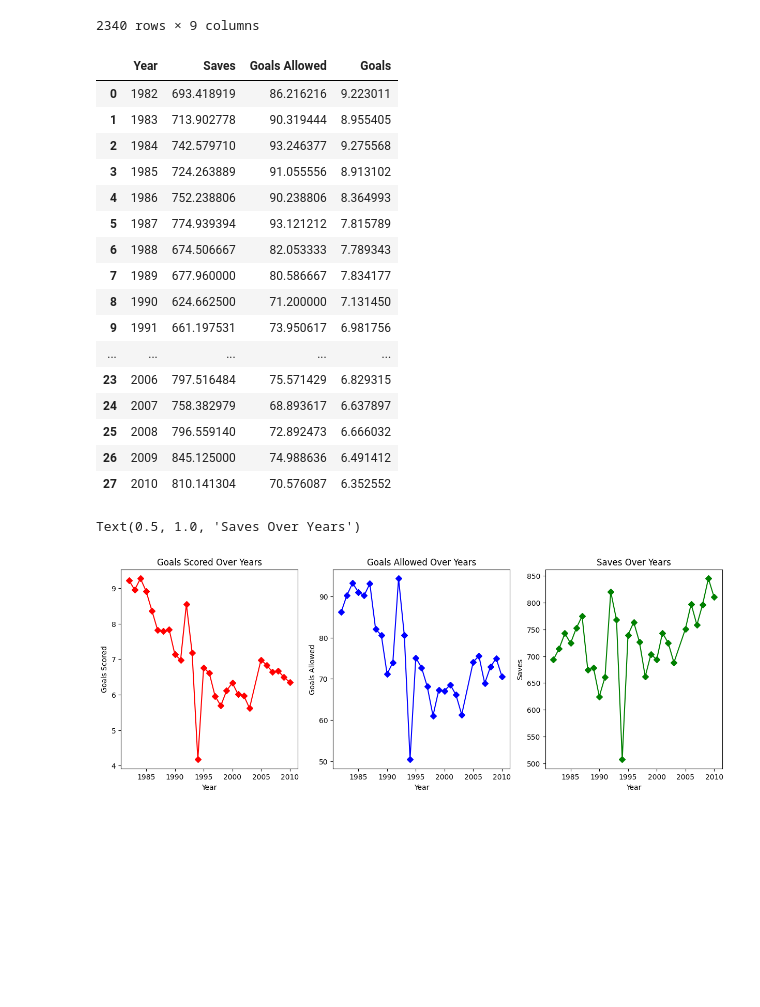
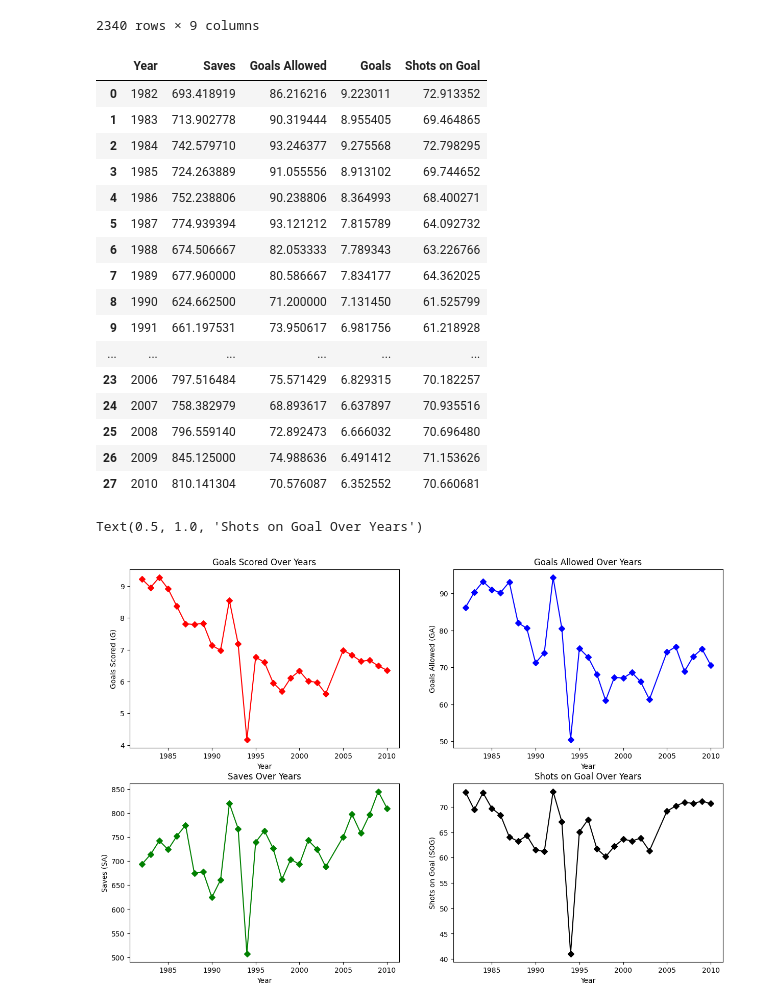
Before and after one commit to samwallach7/Project1-DELTS, a Jupyter notebook: project_1.ipynb, the cells around one changed output. Drawn from its saved outputs; the diff is of its cells as text; code cells hidden in the pictures; blank space fills up the shorter version.

```diff
--- a/project_1.ipynb
+++ b/project_1.ipynb
@@ -174,47 +174,55 @@ goalie_data
 #create a dataframe that gets the avg player statistics by year
 avg_ga  =goalie_data.groupby('Year')['Goals Allowed'].mean()
 avg_sa = goalie_data.groupby('Year')['Saves'].mean()
+avg_sog = clean_data.groupby('Year')['Shots on Goal'].mean()
 avg_ga = pd.DataFrame(avg_ga)
 avg_sa = pd.DataFrame(avg_sa)
+avg_sog=pd.DataFrame(avg_sog)
 avg_goalie_stats = pd.merge(avg_sa,avg_ga, on='Year')
 avg_player_stats = pd.merge(avg_goalie_stats, yearly_goal_avg, on='Year')
+avg_player_stats = pd.merge(avg_player_stats, avg_sog, on='Year')
 avg_player_stats
 # %% [output]
-|  | Year | Saves | Goals Allowed | Goals |
-| 0 | 1982 | 693.418919 | 86.216216 | 9.223011 |
-| 1 | 1983 | 713.902778 | 90.319444 | 8.955405 |
-| 2 | 1984 | 742.579710 | 93.246377 | 9.275568 |
-| 3 | 1985 | 724.263889 | 91.055556 | 8.913102 |
-| 4 | 1986 | 752.238806 | 90.238806 | 8.364993 |
-| 5 | 1987 | 774.939394 | 93.121212 | 7.815789 |
-| 6 | 1988 | 674.506667 | 82.053333 | 7.789343 |
-| 7 | 1989 | 677.960000 | 80.586667 | 7.834177 |
-| 8 | 1990 | 624.662500 | 71.200000 | 7.131450 |
-| 9 | 1991 | 661.197531 | 73.950617 | 6.981756 |
-| ... | ... | ... | ... | ... |
-| 23 | 2006 | 797.516484 | 75.571429 | 6.829315 |
-| 24 | 2007 | 758.382979 | 68.893617 | 6.637897 |
-| 25 | 2008 | 796.559140 | 72.892473 | 6.666032 |
-| 26 | 2009 | 845.125000 | 74.988636 | 6.491412 |
-| 27 | 2010 | 810.141304 | 70.576087 | 6.352552 |
+|  | Year | Saves | Goals Allowed | Goals | Shots on Goal |
+| 0 | 1982 | 693.418919 | 86.216216 | 9.223011 | 72.913352 |
+| 1 | 1983 | 713.902778 | 90.319444 | 8.955405 | 69.464865 |
+| 2 | 1984 | 742.579710 | 93.246377 | 9.275568 | 72.798295 |
+| 3 | 1985 | 724.263889 | 91.055556 | 8.913102 | 69.744652 |
+| 4 | 1986 | 752.238806 | 90.238806 | 8.364993 | 68.400271 |
+| 5 | 1987 | 774.939394 | 93.121212 | 7.815789 | 64.092732 |
+| 6 | 1988 | 674.506667 | 82.053333 | 7.789343 | 63.226766 |
+| 7 | 1989 | 677.960000 | 80.586667 | 7.834177 | 64.362025 |
+| 8 | 1990 | 624.662500 | 71.200000 | 7.131450 | 61.525799 |
+| 9 | 1991 | 661.197531 | 73.950617 | 6.981756 | 61.218928 |
+| ... | ... | ... | ... | ... | ... |
+| 23 | 2006 | 797.516484 | 75.571429 | 6.829315 | 70.182257 |
+| 24 | 2007 | 758.382979 | 68.893617 | 6.637897 | 70.935516 |
+| 25 | 2008 | 796.559140 | 72.892473 | 6.666032 | 70.696480 |
+| 26 | 2009 | 845.125000 | 74.988636 | 6.491412 | 71.153626 |
+| 27 | 2010 | 810.141304 | 70.576087 | 6.352552 | 70.660681 |
 # %%
 #create a 3 subplots using the avg player data
-fix, (ax1, ax2, ax3) = plt.subplots(1,3, figsize = (15,5))
+fig, ([ax1, ax2], [ax3, ax4]) = plt.subplots(2,2, figsize = (15,10))
 ax1.plot(avg_player_stats['Year'], avg_player_stats['Goals'], color= 'red', marker='D' )
 ax1.set_xlabel('Year')
-ax1.set_ylabel('Goals Scored')
+ax1.set_ylabel('Goals Scored (G)')
 ax1.set_title('Goals Scored Over Years')
 
 ax2.plot(avg_player_stats['Year'], avg_player_stats['Goals Allowed'], color='blue', marker='D')
 ax2.set_xlabel('Year')
-ax2.set_ylabel('Goals Allowed')
+ax2.set_ylabel('Goals Allowed (GA)')
 ax2.set_title('Goals Allowed Over Years')
 
 
 ax3.plot(avg_player_stats['Year'], avg_player_stats['Saves'], color='green', marker='D')
 ax3.set_xlabel('Year')
-ax3.set_ylabel('Saves')
+ax3.set_ylabel('Saves (SA)')
 ax3.set_title('Saves Over Years')
+
+ax4.plot(avg_player_stats['Year'], avg_player_stats['Shots on Goal'], color='black', marker='D')
+ax4.set_xlabel('Year')
+ax4.set_ylabel('Shots on Goal (SOG)')
+ax4.set_title('Shots on Goal Over Years')
 # %% [output]
-Text(0.5, 1.0, 'Saves Over Years')
+Text(0.5, 1.0, 'Shots on Goal Over Years')
-[figure, old version]
+[figure, new version]
```
